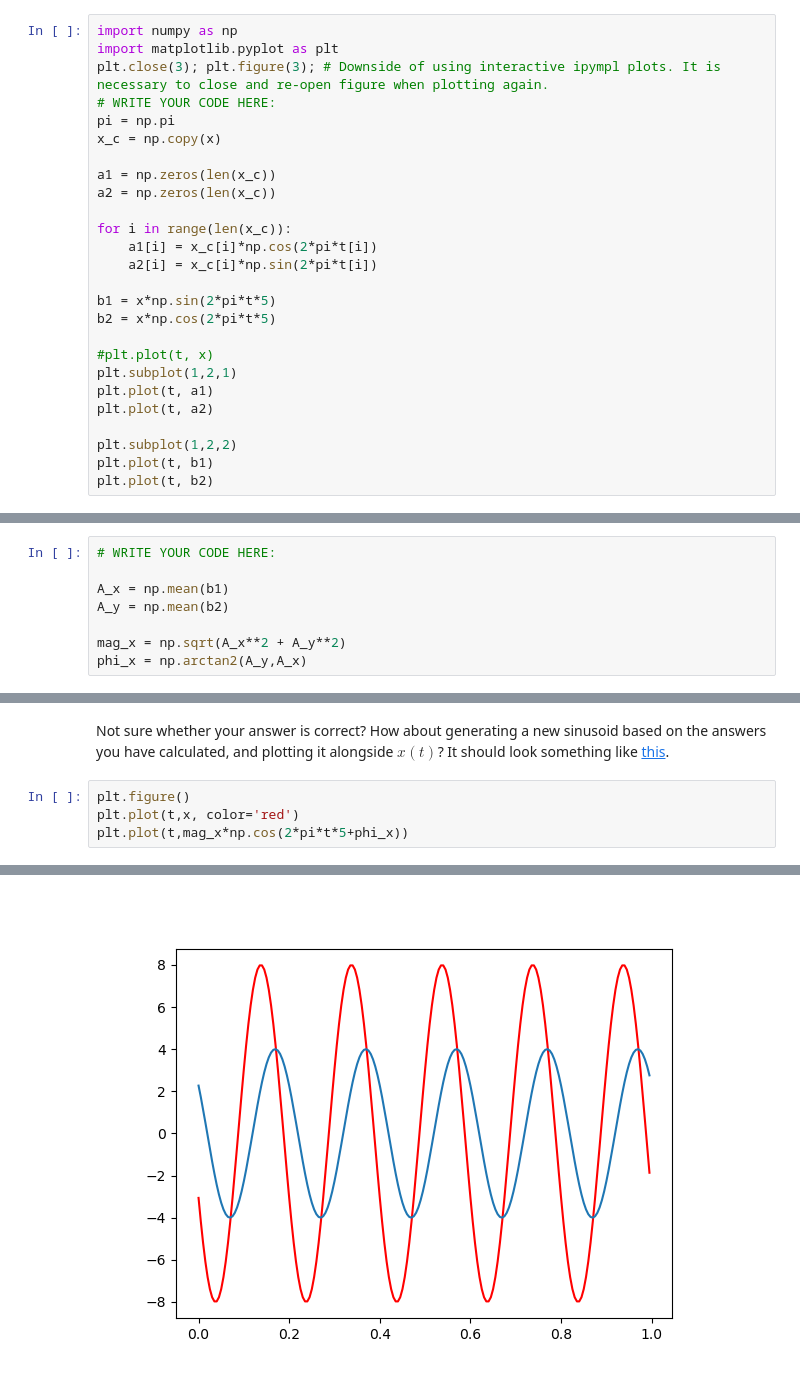
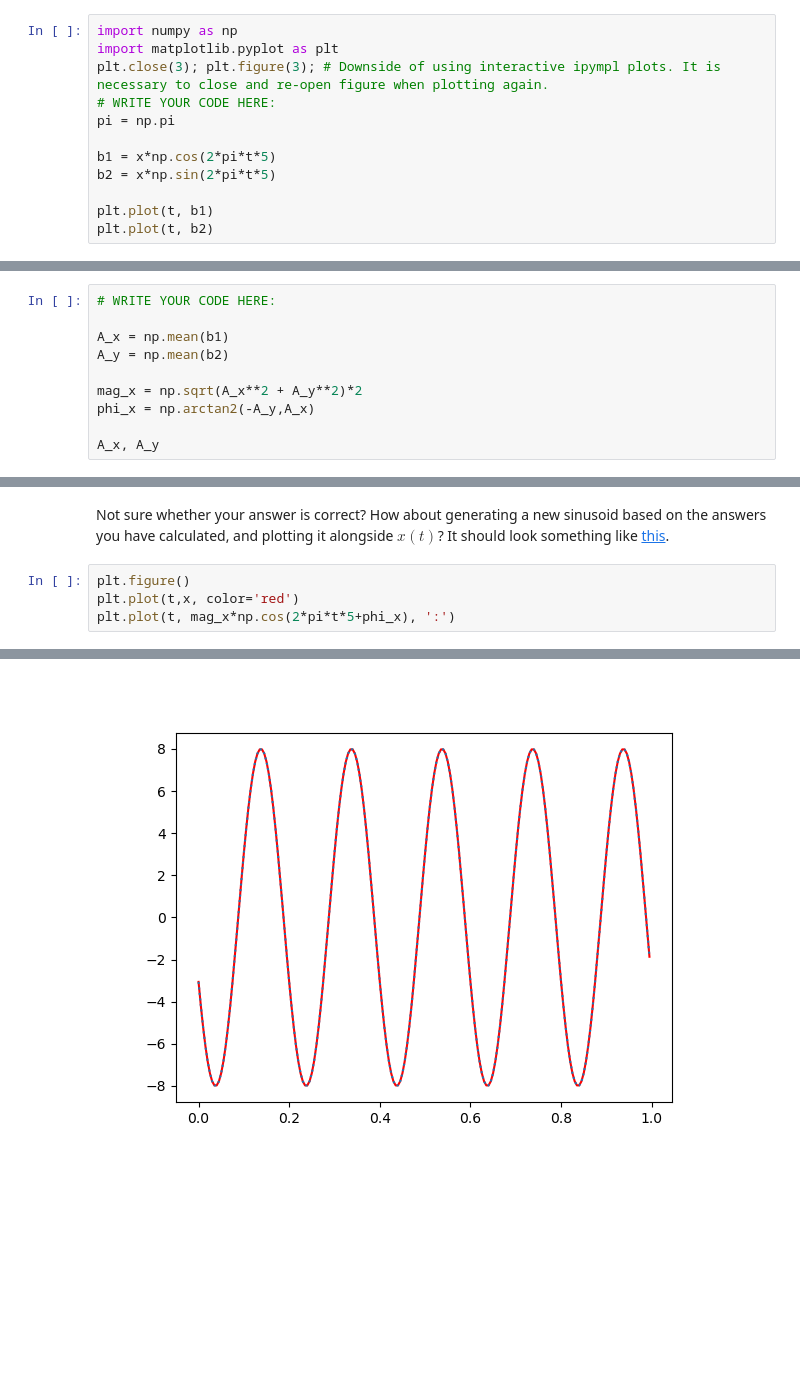
Before and after one commit to Mortenms/AIS2201_Exercises, a Jupyter notebook: Exercise_2/2_sinusoids_decomposition.ipynb, the cells around one changed output, grey strips where cells are left out. Saved outputs shown, nothing was run; the diff lists cells and outputs as text; blank space fills up the shorter version.

```diff
--- a/Exercise_2/2_sinusoids_decomposition.ipynb
+++ b/Exercise_2/2_sinusoids_decomposition.ipynb
@@ -85,24 +85,10 @@ import matplotlib.pyplot as plt
 plt.close(3); plt.figure(3); # Downside of using interactive ipympl plots. It is necessary to close and re-open figure when plotting again.
 # WRITE YOUR CODE HERE:
 pi = np.pi
-x_c = np.copy(x)
 
-a1 = np.zeros(len(x_c))
-a2 = np.zeros(len(x_c))
+b1 = x*np.cos(2*pi*t*5)
+b2 = x*np.sin(2*pi*t*5)
 
-for i in range(len(x_c)):
-    a1[i] = x_c[i]*np.cos(2*pi*t[i])
-    a2[i] = x_c[i]*np.sin(2*pi*t[i])
-
-b1 = x*np.sin(2*pi*t*5)
-b2 = x*np.cos(2*pi*t*5)
-
-#plt.plot(t, x)
-plt.subplot(1,2,1)
-plt.plot(t, a1)
-plt.plot(t, a2)
-
-plt.subplot(1,2,2)
 plt.plot(t, b1)
 plt.plot(t, b2)
 # %% [output]
@@ -123,5 +109,7 @@ PS: The numpy-functions [`mean`](https://numpy.org/doc/stable/reference/generate
 A_x = np.mean(b1)
 A_y = np.mean(b2)
 
-mag_x = np.sqrt(A_x**2 + A_y**2)
-phi_x = np.arctan2(A_y,A_x)
+mag_x = np.sqrt(A_x**2 + A_y**2)*2
+phi_x = np.arctan2(-A_y,A_x)
+
+A_x, A_y
@@ -130,7 +120,7 @@ Not sure whether your answer is correct? How about generating a new sinusoid bas
 # %%
 plt.figure()
 plt.plot(t,x, color='red')
-plt.plot(t,mag_x*np.cos(2*pi*t*5+phi_x))
+plt.plot(t, mag_x*np.cos(2*pi*t*5+phi_x), ':')
 # %% [output]
 [<matplotlib.lines.Line2D at 0x...>]
-[figure, old version]
+[figure, new version]
```
Also changed, not shown: parts of 3 cells of this notebook, 3 other files.
